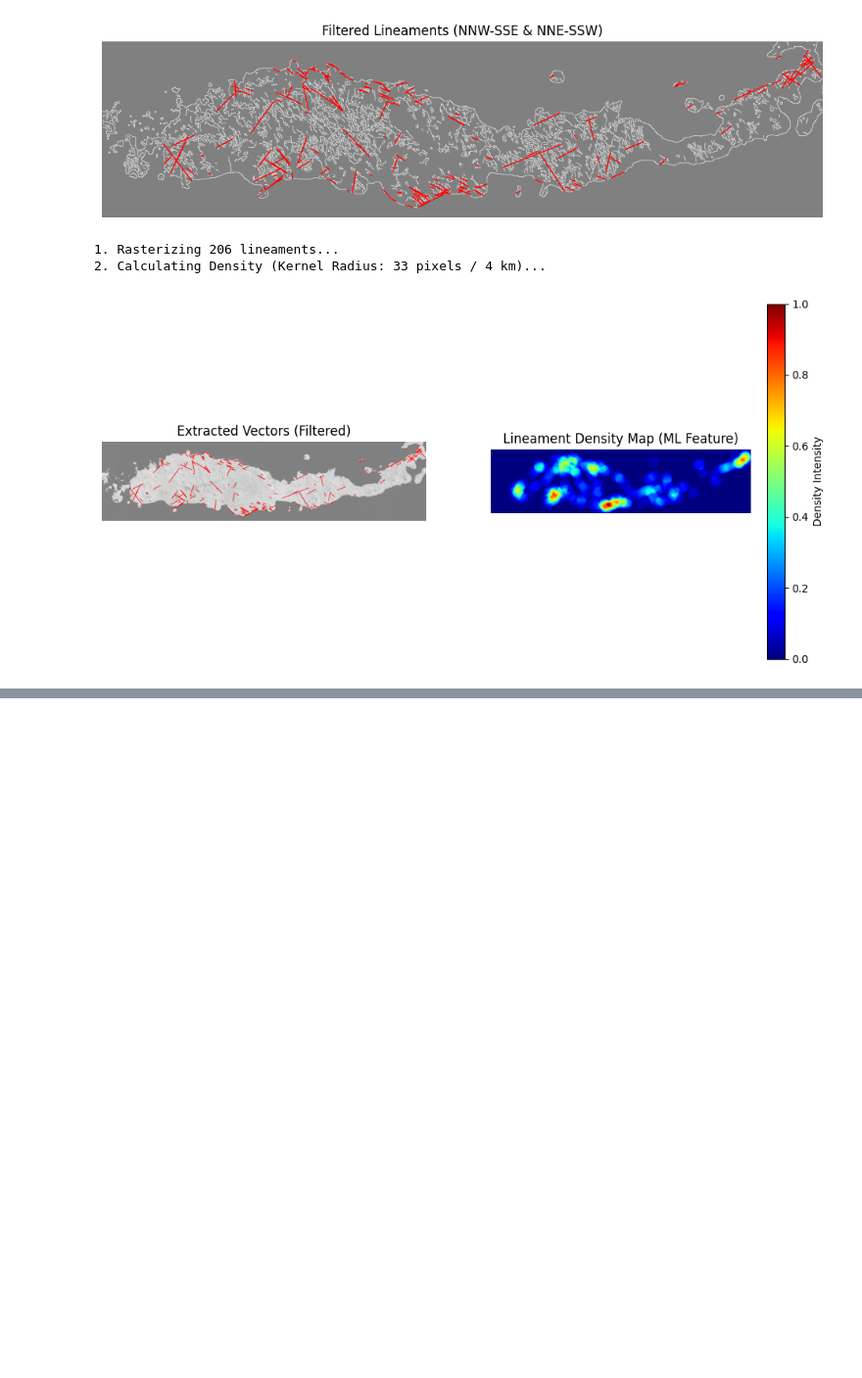
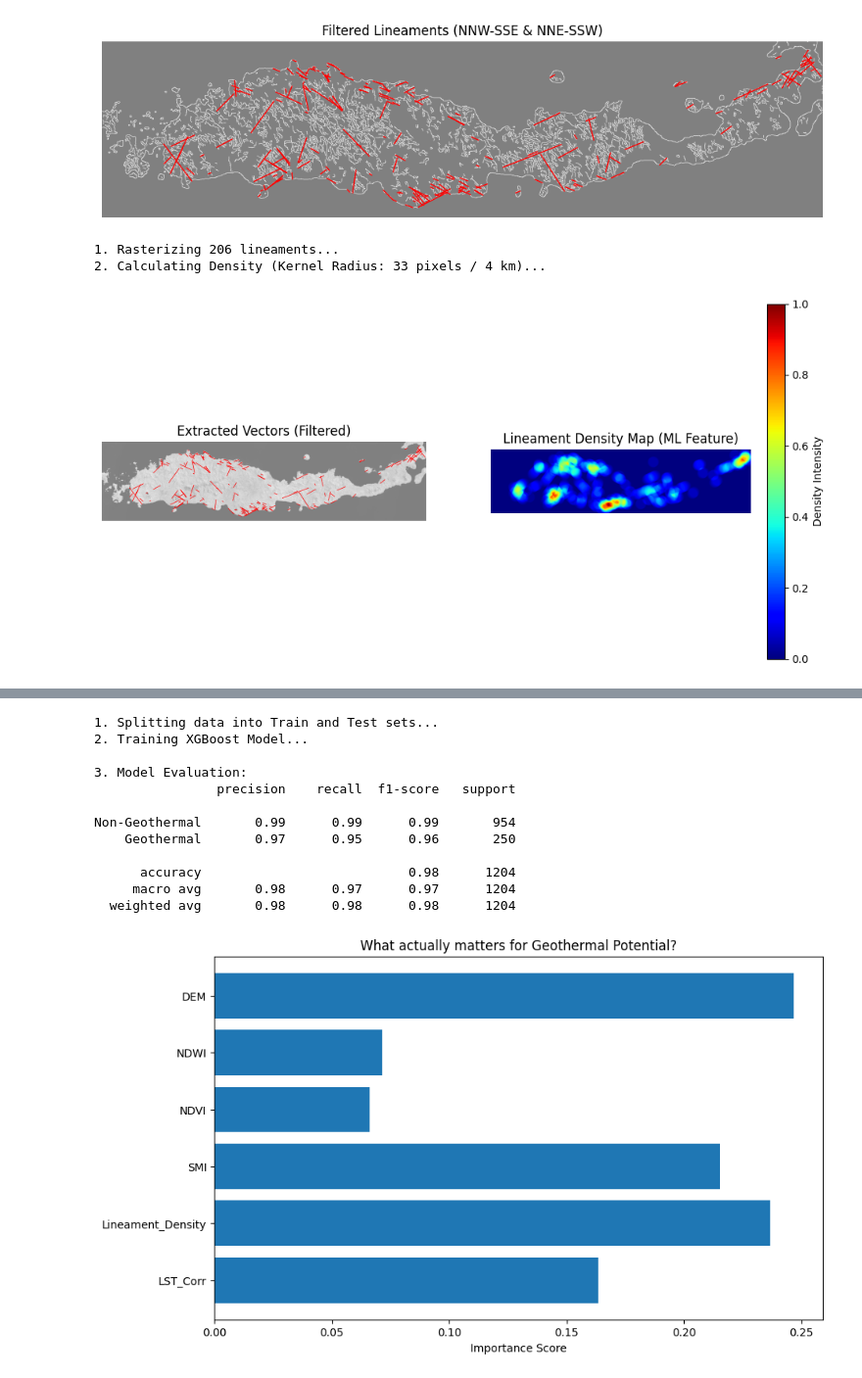
Before and after one commit to RakhmatSenoaji/TAGeothermal-Revamp, a Jupyter notebook: GeothermalRevamp.ipynb, the cells around one changed output, grey strips where cells are left out. Shown at 98% size. Saved outputs shown, nothing was run; the diff lists cells and outputs as text; code cells hidden in the pictures; blank space fills up the shorter version.

Commit message:
Second commit, no hyperparameter tuning and groupkfold

```diff
--- a/GeothermalRevamp.ipynb
+++ b/GeothermalRevamp.ipynb
@@ -828,0 +908,79 @@ std             inf
+# %%
+import xgboost as xgb
+from sklearn.model_selection import train_test_split
+from sklearn.metrics import classification_report, confusion_matrix
+import matplotlib.pyplot as plt
+import joblib
+
+# --- STEP 1: Split Data ---
+print("1. Splitting data into Train and Test sets...")
+# We use 20% of the data just to check if the model is cheating (overfitting)
+X_train_split, X_test_split, y_train_split, y_test_split = train_test_split(
+    X_train, y_train, test_size=0.3, random_state=42
+)
+
+# --- STEP 2: Define and Train the Model ---
+print("2. Training XGBoost Model...")
+
+# These parameters are tuned for geospatial data (prevents overfitting on small datasets)
+model = xgb.XGBClassifier(
+    n_estimators=200,     # Number of trees
+    learning_rate=0.05,   # Slow learning is better for generalization
+    max_depth=5,          # Keep trees simple
+    subsample=0.8,        # Use 80% of data for each tree
+    colsample_bytree=0.8, # Use 80% of features for each tree
+    random_state=42,
+    n_jobs=-1             # Use all CPU cores
+)
+
+model.fit(X_train_split, y_train_split)
+
+# --- STEP 3: Evaluation ---
+print("\n3. Model Evaluation:")
+y_pred = model.predict(X_test_split)
+print(classification_report(y_test_split, y_pred, target_names=['Non-Geothermal', 'Geothermal']))
+
+# --- STEP 4: Feature Importance (The "Why") ---
+# This tells you which layer contributed most to the decision
+feature_names = ['LST_Corr', 'Lineament_Density', 'SMI', 'NDVI', 'NDWI', 'DEM']
+
+plt.figure(figsize=(10, 6))
+plt.barh(feature_names, model.feature_importances_)
+plt.title("What actually matters for Geothermal Potential?")
+plt.xlabel("Importance Score")
+plt.show()
+
+# --- STEP 5: Save the Model (For your Web App) ---
+model_filename = 'D:\\GeothermalRevamp\\geothermal_xgboost_model.joblib'
+joblib.dump(model, model_filename)
+print(f"\n✅ Model saved to: {model_filename}")
+
+# --- STEP 6: Run Prediction on the Whole Island ---
+print("4. Generating Prediction Map for the whole island...")
+
+# We use X_all (which contains every single pixel of Flores)
+# This might take 10-20 seconds
+full_prediction_flat = model.predict(X_all)
+
+# We also get probabilities (0% to 100% confidence)
+# Class 1 is the second column
+probability_flat = model.predict_proba(X_all)[:, 1]
+
+# Reshape back to Image Dimensions (Height, Width)
+# We use REF_SHAPE (or TARGET_SHAPE) from previous steps
+prediction_map = full_prediction_flat.reshape(ref_shape)
+probability_map = probability_flat.reshape(ref_shape)
+# %% [output]
+1. Splitting data into Train and Test sets...
+2. Training XGBoost Model...
+
+3. Model Evaluation:
+                precision    recall  f1-score   support
+
+Non-Geothermal       0.99      0.99      0.99       954
+    Geothermal       0.97      0.95      0.96       250
+
+      accuracy                           0.98      1204
+     macro avg       0.98      0.97      0.97      1204
+  weighted avg       0.98      0.98      0.98      1204
+[figure, added]
```
Also changed, not shown: parts of 6 cells of this notebook.
